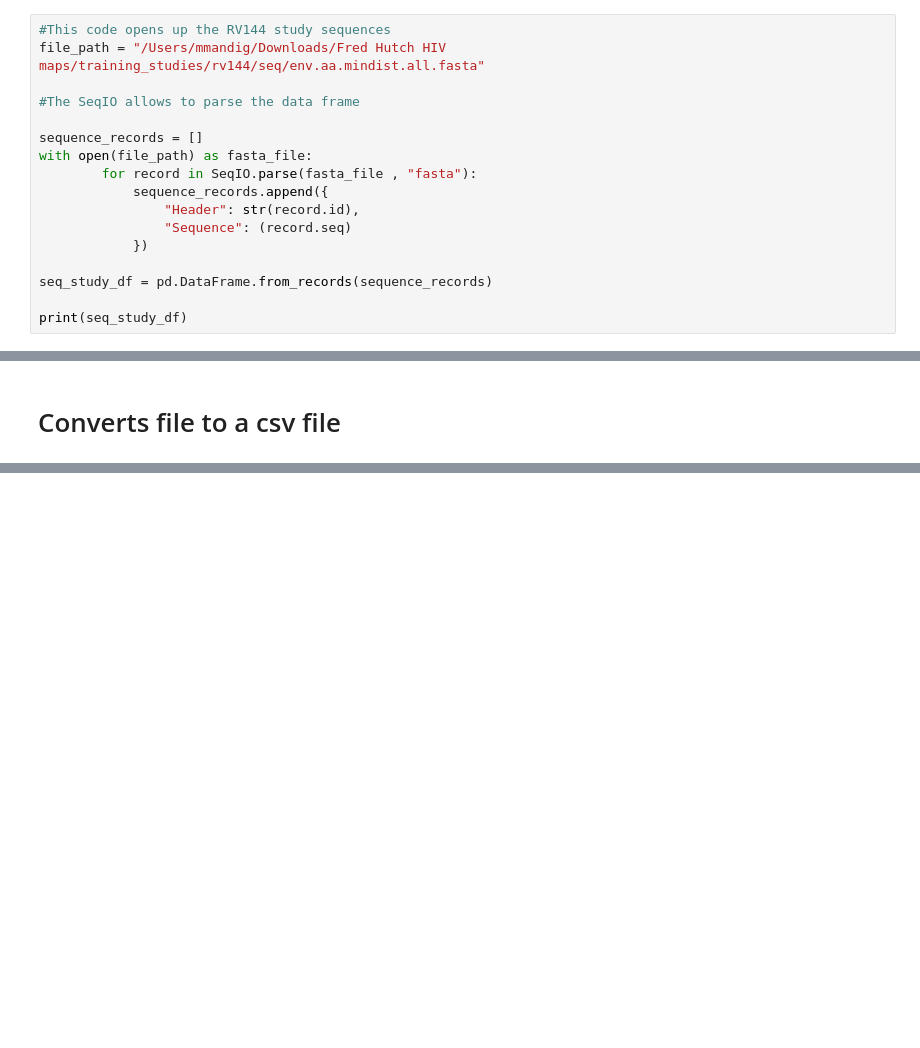
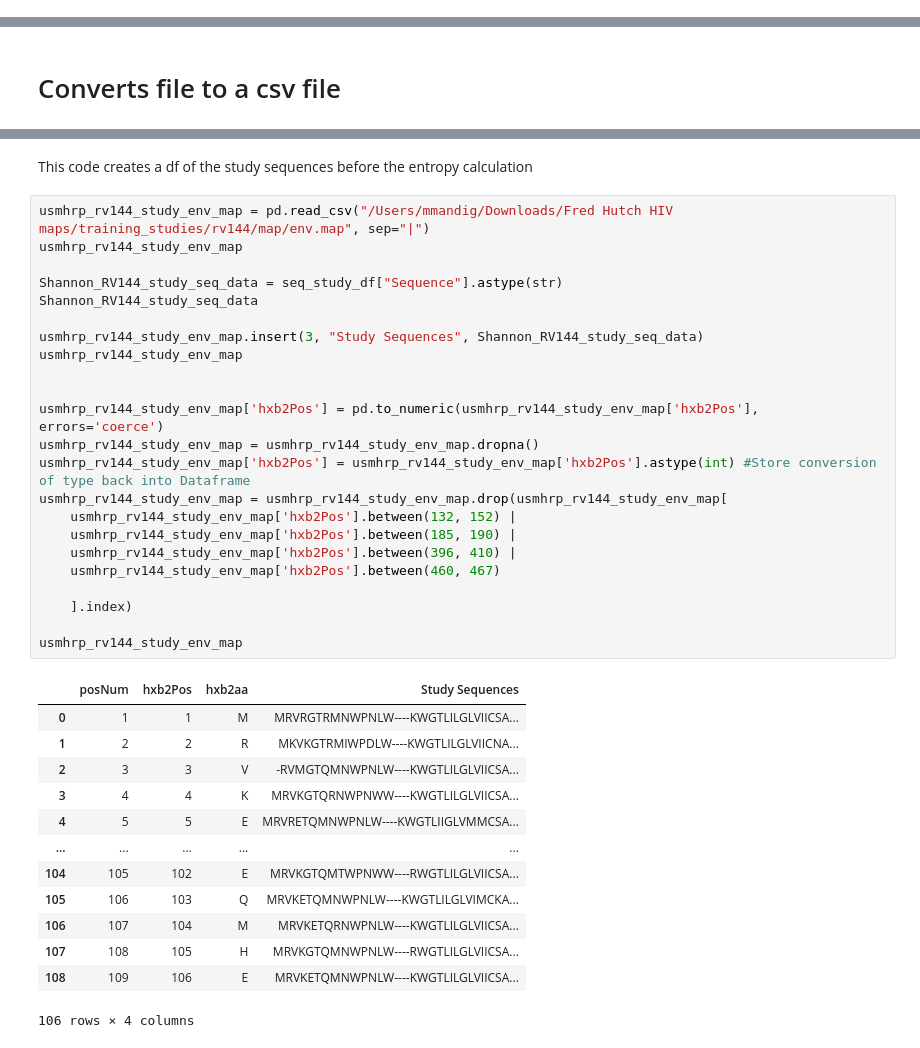
Before and after one commit to MarthinMandig/Fred_Hutch_HIV_Dump_Code, a Jupyter notebook: Fred_Hutch_RV144.ipynb, the cells around one changed output, grey strips where cells are left out. Drawn from its saved outputs; the diff is of its cells as text; blank space fills up the shorter version.

```diff
--- a/Fred_Hutch_RV144.ipynb
+++ b/Fred_Hutch_RV144.ipynb
@@ -451,17 +283,0 @@ usmhrp_rv144_env_map_cleaned.reset_index
-# %%
-#This code opens up the RV144 study sequences
-file_path = "/Users/mmandig/Downloads/Fred Hutch HIV maps/training_studies/rv144/seq/env.aa.mindist.all.fasta"
-
-#The SeqIO allows to parse the data frame
-
-sequence_records = []
-with open(file_path) as fasta_file:
-        for record in SeqIO.parse(fasta_file , "fasta"):
-            sequence_records.append({
-                "Header": str(record.id),
-                "Sequence": (record.seq)
-            })
-
-seq_study_df = pd.DataFrame.from_records(sequence_records)
-
-print(seq_study_df)
@@ -654,0 +609,39 @@ hxb_dif_entropy
+# %% [markdown]
+This code creates a df of the study sequences before the entropy calculation
+# %%
+usmhrp_rv144_study_env_map = pd.read_csv("/Users/mmandig/Downloads/Fred Hutch HIV maps/training_studies/rv144/map/env.map", sep="|")
+usmhrp_rv144_study_env_map
+
+Shannon_RV144_study_seq_data = seq_study_df["Sequence"].astype(str)
+Shannon_RV144_study_seq_data
+
+usmhrp_rv144_study_env_map.insert(3, "Study Sequences", Shannon_RV144_study_seq_data)
+usmhrp_rv144_study_env_map
+
+
+usmhrp_rv144_study_env_map['hxb2Pos'] = pd.to_numeric(usmhrp_rv144_study_env_map['hxb2Pos'], errors='coerce')
+usmhrp_rv144_study_env_map = usmhrp_rv144_study_env_map.dropna()
+usmhrp_rv144_study_env_map['hxb2Pos'] = usmhrp_rv144_study_env_map['hxb2Pos'].astype(int) #Store conversion of type back into Dataframe
+usmhrp_rv144_study_env_map = usmhrp_rv144_study_env_map.drop(usmhrp_rv144_study_env_map[
+    usmhrp_rv144_study_env_map['hxb2Pos'].between(132, 152) |
+    usmhrp_rv144_study_env_map['hxb2Pos'].between(185, 190) |
+    usmhrp_rv144_study_env_map['hxb2Pos'].between(396, 410) |
+    usmhrp_rv144_study_env_map['hxb2Pos'].between(460, 467)
+
+    ].index)
+
+usmhrp_rv144_study_env_map
+# %% [output]
+|  | posNum | hxb2Pos | hxb2aa | Study Sequences |
+| 0 | 1 | 1 | M | MRVRGTRMNWPNLW----KWGTLILGLVIICSA... |
+| 1 | 2 | 2 | R | MKVKGTRMIWPDLW----KWGTLILGLVIICNA... |
+| 2 | 3 | 3 | V | -RVMGTQMNWPNLW----KWGTLILGLVIICSA... |
+| 3 | 4 | 4 | K | MRVKGTQRNWPNWW----KWGTLILGLVIICSA... |
+| 4 | 5 | 5 | E | MRVRETQMNWPNLW----KWGTLIIGLVMMCSA... |
+| ... | ... | ... | ... | ... |
+| 104 | 105 | 102 | E | MRVKGTQMTWPNWW----RWGTLILGLVIICSA... |
+| 105 | 106 | 103 | Q | MRVKETQMNWPNLW----KWGTLILGLVIMCKA... |
+| 106 | 107 | 104 | M | MRVKETQRNWPNLW----KWGTLILGLVIICSA... |
+| 107 | 108 | 105 | H | MRVKGTQMNWPNLW----RWGTLILGLVIICSA... |
+| 108 | 109 | 106 | E | MRVKETQMNWPNLW----KWGTLILGLVIICSA... |
+106 rows × 4 columns
```
Also changed, not shown: parts of 41 cells of this notebook.
